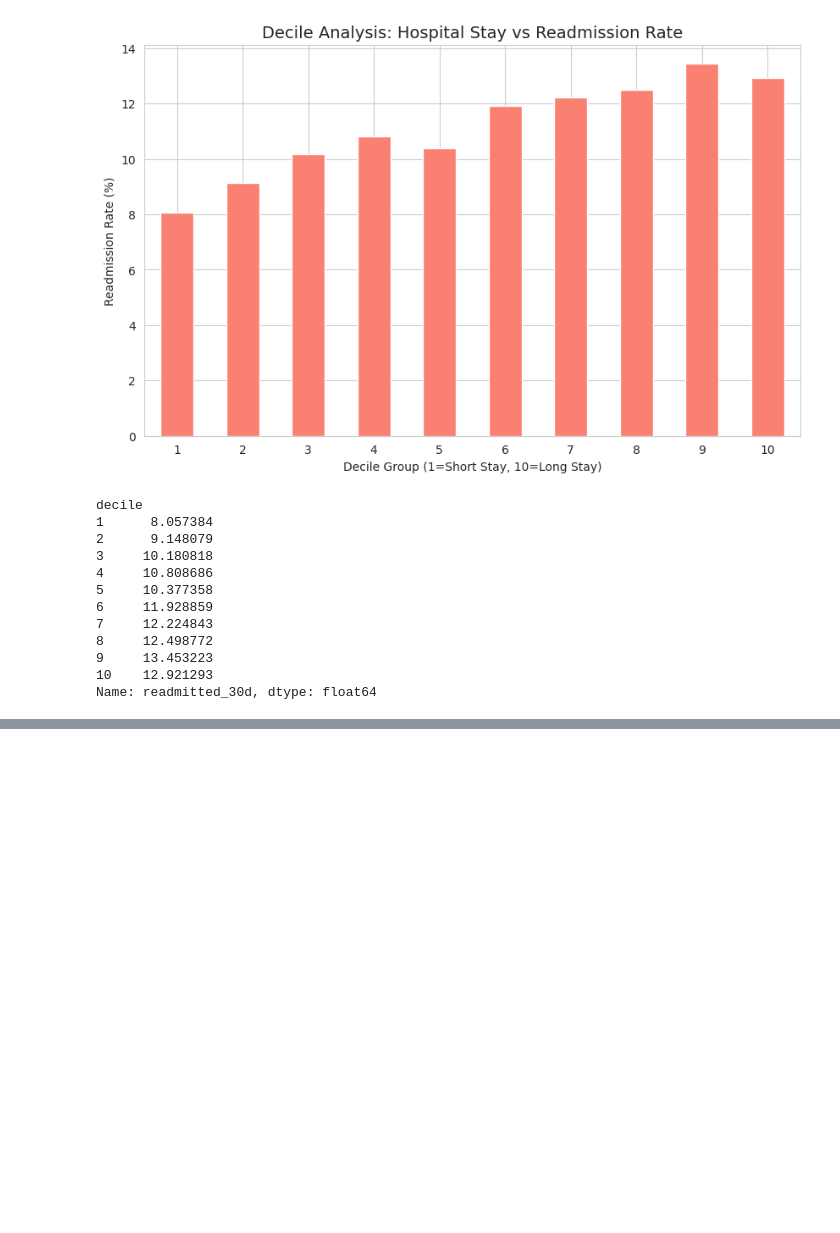
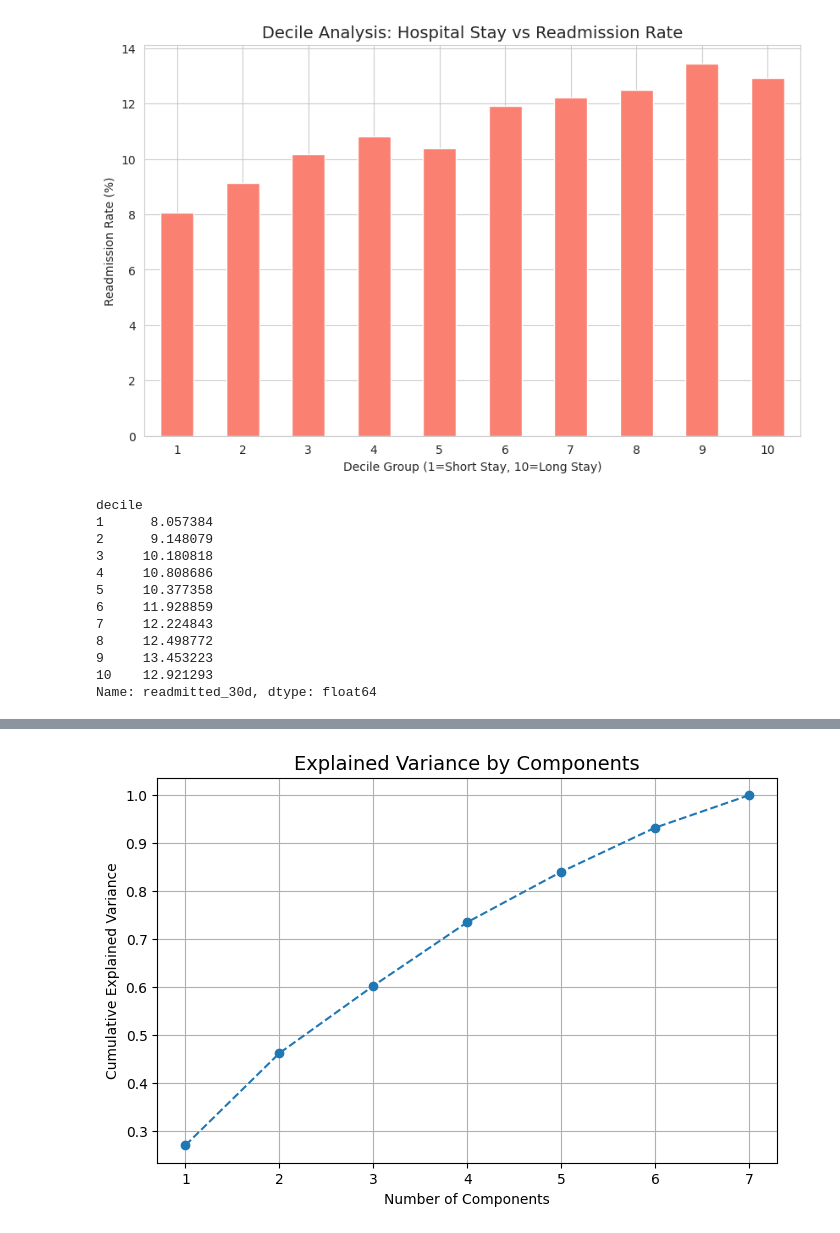
Before and after one commit to kaoru1018/diabetes-100k-analysis, a Jupyter notebook: データサイエンス.ipynb, the cells around one changed output, grey strips where cells are left out. Drawn from its saved outputs; the diff is of its cells as text; code cells hidden in the pictures; blank space fills up the shorter version.

```diff
--- a/データサイエンス.ipynb
+++ b/データサイエンス.ipynb
@@ -408,3 +481,97 @@ decile
 9     13.453223
 10    12.921293
 Name: readmitted_30d, dtype: float64
+# %%
+import pandas as pd
+import numpy as np
+import os
+from sklearn.decomposition import PCA
+from sklearn.preprocessing import StandardScaler
+import matplotlib.pyplot as plt
+
+# 1. データの読み込み
+file_name = 'diabetic_data.csv'
+if os.path.exists(file_name):
+    df = pd.read_csv(file_name)
+    print(f"✓ 読み込み成功: {df.shape[0]:,} 患者 × {df.shape[1]} 項目")
+else:
+    print("❌ ファイルが見つかりません。")
+    df = pd.DataFrame()
+
+if not df.empty:
+    # --- 【工程1：現状把握】 まずは原本で欠損（?）を数える ---
+    missing_summary = (df == '?').sum()
+    missing_ratio = (missing_summary / len(df)) * 100
+
+    print("\n--- 欠損値の現状報告 ---")
+    print(missing_ratio[missing_ratio > 0])
+
+    # --- 【工程2：断捨離】 欠損が多すぎる列を「埋める前」に捨てる ---
+    # 欠損率が 30% を超える列は、分析を歪めるので削除候補にします
+    cols_to_drop = missing_ratio[missing_ratio > 30].index.tolist()
+    df_clean = df.drop(columns=cols_to_drop).copy()
+    print(f"\n✓ 欠損過多により削除した列: {cols_to_drop}")
+
+    # --- 【工程3：型変換】 '?' を数値に変える（この時 NaN になる） ---
+    numeric_cols = [
+        'time_in_hospital', 'num_lab_procedures', 'num_procedures',
+        'num_medications', 'number_outpatient', 'number_emergency', 'number_inpatient'
+    ]
+
+    for col in numeric_cols:
+        if col in df_clean.columns:
+            # errors='coerce' で '?' を NaN（空っぽ）に変換
+            df_clean[col] = pd.to_numeric(df_clean[col], errors='coerce')
+
+    # --- 【工程4：穴埋め】 最後に残った NaN を中央値で埋める ---
+    # 数値列の中央値埋め
+    num_cols_final = df_clean.select_dtypes(include=[np.number]).columns
+    for col in num_cols_final:
+        df_clean[col] = df_clean[col].fillna(df_clean[col].median())
+
+    # カテゴリ列の最頻値埋め（残った NaN 用）
+    cat_cols_final = df_clean.select_dtypes(include=['object', 'string']).columns
+    for col in cat_cols_final:
+        if df_clean[col].isnull().sum() > 0:
+            df_clean[col] = df_clean[col].fillna(df_clean[col].mode()[0])
+
+# --- 5. PCA（主成分分析）の実行 ---
+
+# 1. 分析に使用する数値項目を選択
+# 欠損値がほとんどなく、かつ患者の状態を表す「7つの指標」を使います
+pca_features = [
+    'time_in_hospital', 'num_lab_procedures', 'num_procedures',
+    'num_medications', 'number_outpatient', 'number_emergency', 'number_inpatient'
+]
+
+# 2. データの準備
+x = df_clean[pca_features]
+
+# 3. 標準化（必須ステップ：平均0、分散1に変換）
+scaler = StandardScaler()
+x_scaled = scaler.fit_transform(x)
+
+# 4. PCAの実行（計算して変換する）
+pca = PCA()
+principal_components = pca.fit_transform(x_scaled)
+
+# 5. 各主成分がどれくらい情報を説明しているか（寄与率）を表示
+print("\n--- PCA 寄与率の結果 ---")
+ev_ratio = pca.explained_variance_ratio_
+for i, ratio in enumerate(ev_ratio):
+    print(f"第{i+1}主成分: {ratio*100:.2f}%")
+
+# 6. 累積寄与率（上位から足していくと何％になるか）
+cum_ratio = np.cumsum(ev_ratio)
+print(f"\n累積寄与率（上位2つ合計）: {cum_ratio[1]*100:.2f}%")
+
+# 7. グラフ（スクリープロット）で確認
+import matplotlib.pyplot as plt
+plt.figure(figsize=(8, 5))
+plt.plot(range(1, len(cum_ratio) + 1), cum_ratio, marker='o', linestyle='--')
+plt.title('Explained Variance by Components', fontsize=14)
+plt.xlabel('Number of Components')
+plt.ylabel('Cumulative Explained Variance')
+plt.grid(True)
+plt.show()
+# %% [output]
@@ -410,0 +595 @@ Name: readmitted_30d, dtype: float64
+[figure, added]
```
Also changed, not shown: parts of 3 cells of this notebook.
